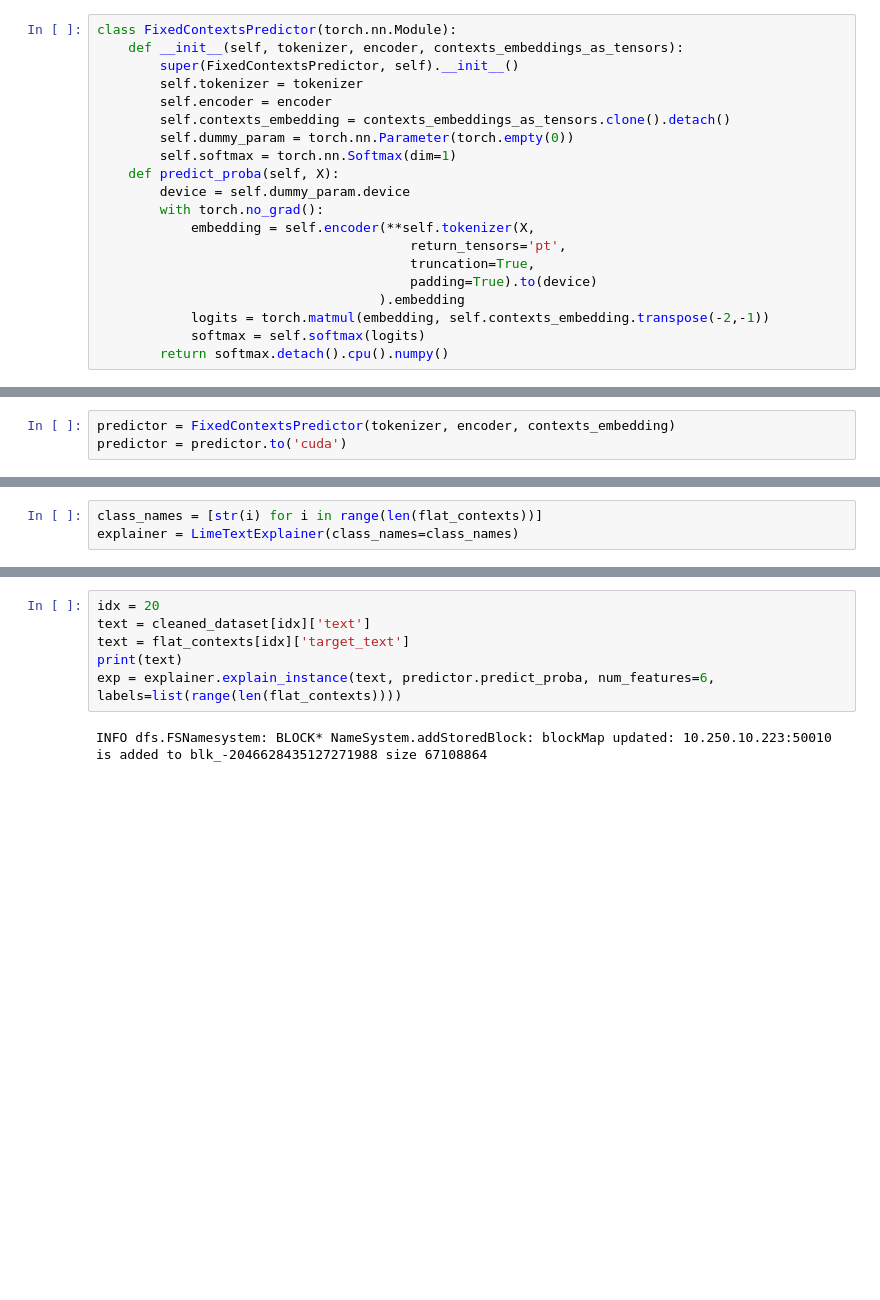
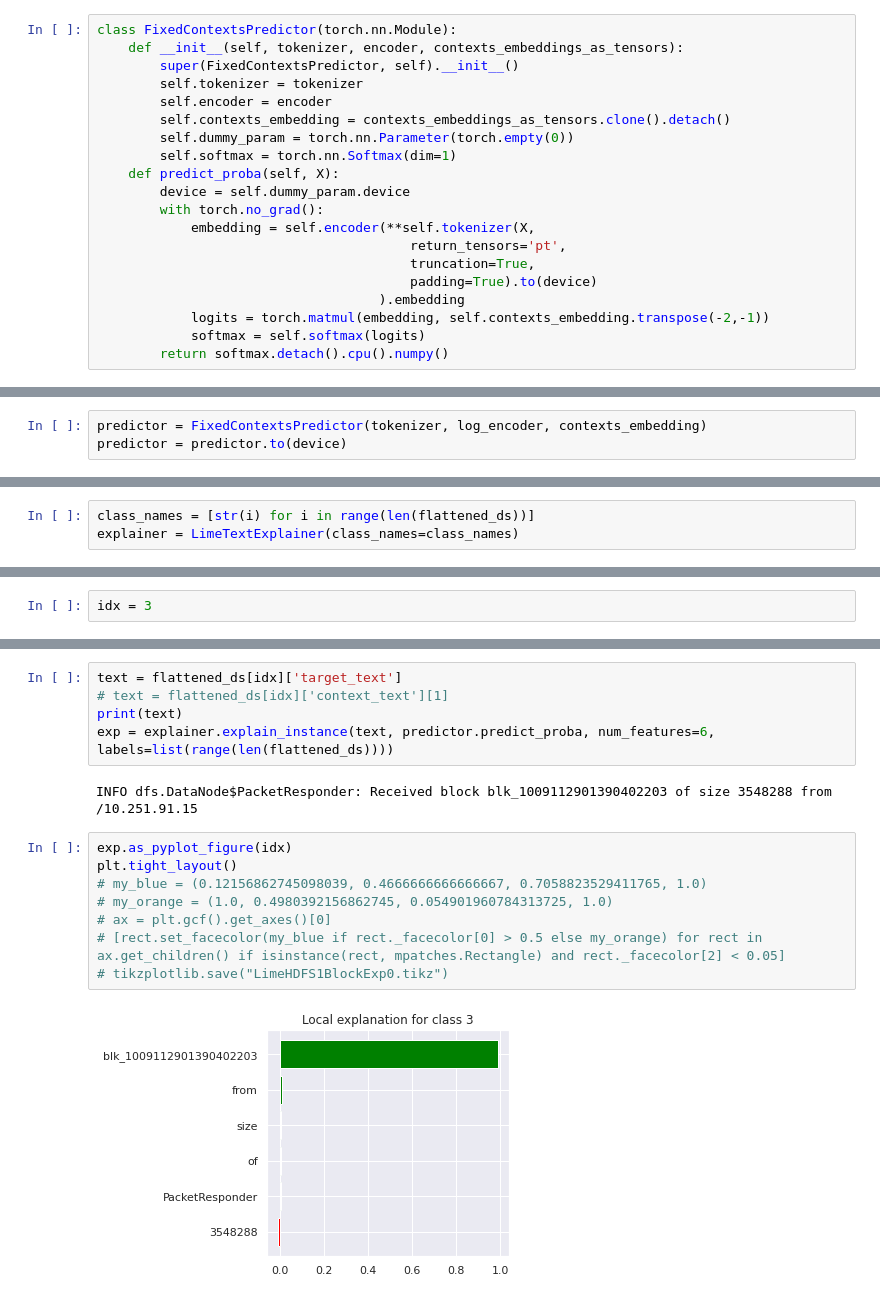
Before and after one commit to LogAnalysisTeam/ml4logs, a Jupyter notebook: notebooks/2.2-pc-explanation-of-the-language-model-lime.ipynb, the cells around one changed output, grey strips where cells are left out. Saved outputs shown, nothing was run; the diff lists cells and outputs as text; blank space fills up the shorter version.

```diff
--- a/notebooks/2.2-pc-explanation-of-the-language-model-lime.ipynb
+++ b/notebooks/2.2-pc-explanation-of-the-language-model-lime.ipynb
@@ -93,4 +138,4 @@ tensor([[-0.5060, -0.1361,  0.5228,  ...,  0.0443, -0.5572,  0.3943],
        device='cuda:0')
 # %%
-predictor = FixedContextsPredictor(tokenizer, encoder, contexts_embedding)
-predictor = predictor.to('cuda')
+predictor = FixedContextsPredictor(tokenizer, log_encoder, contexts_embedding)
+predictor = predictor.to(device)
@@ -124,3 +200,3 @@ probas.argmax()
 # %%
-class_names = [str(i) for i in range(len(flat_contexts))]
+class_names = [str(i) for i in range(len(flattened_ds))]
 explainer = LimeTextExplainer(class_names=class_names)
@@ -138,0 +203,2 @@ flat_contexts[20]['context_text']
+# %%
+idx = 3
@@ -139,9 +217,18 @@ flat_contexts[20]['context_text']
 # %%
-idx = 20
-text = cleaned_dataset[idx]['text']
-text = flat_contexts[idx]['target_text']
+text = flattened_ds[idx]['target_text']
+# text = flattened_ds[idx]['context_text'][1]
 print(text)
-exp = explainer.explain_instance(text, predictor.predict_proba, num_features=6, labels=list(range(len(flat_contexts))))
+exp = explainer.explain_instance(text, predictor.predict_proba, num_features=6, labels=list(range(len(flattened_ds))))
 # %% [output]
-INFO dfs.FSNamesystem: BLOCK* NameSystem.addStoredBlock: blockMap updated: 10.250.10.223:50010 is added to blk_-2046628435127271988 size 67108864
+INFO dfs.DataNode$PacketResponder: Received block blk_1009112901390402203 of size 3548288 from /10.251.91.15
+# %%
+exp.as_pyplot_figure(idx)
+plt.tight_layout()
+# my_blue = (0.12156862745098039, 0.4666666666666667, 0.7058823529411765, 1.0)
+# my_orange = (1.0, 0.4980392156862745, 0.054901960784313725, 1.0)
+# ax = plt.gcf().get_axes()[0]
+# [rect.set_facecolor(my_blue if rect._facecolor[0] > 0.5 else my_orange) for rect in ax.get_children() if isinstance(rect, mpatches.Rectangle) and rect._facecolor[2] < 0.05]
+# tikzplotlib.save("LimeHDFS1BlockExp0.tikz")
+# %% [output]
+[figure, added]
 # %%
```
Also changed, not shown: parts of 38 cells of this notebook, 3 other files.
